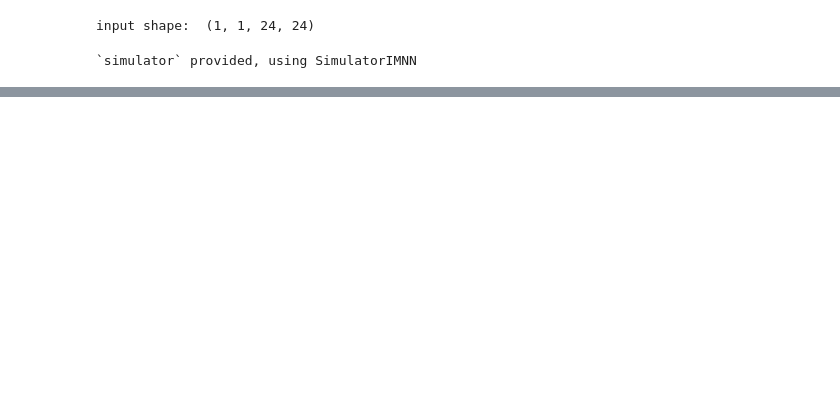
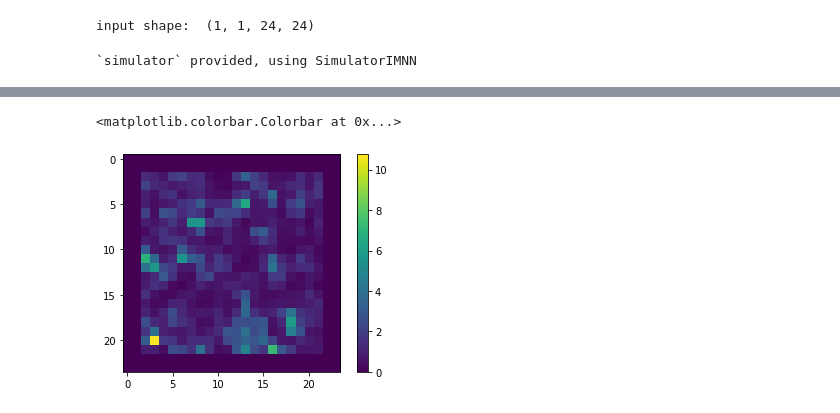
Before and after one commit to tlmakinen/kosmo-kompress, a Jupyter notebook: LN fields/fisher-comp.ipynb, the cells around one changed output, grey strips where cells are left out. Cells and saved outputs as stored; diff of their text form; code cells hidden in the pictures; blank space fills up the shorter version.

```diff
--- a/LN fields/fisher-comp.ipynb
+++ b/LN fields/fisher-comp.ipynb
@@ -879,0 +1122,13 @@ DeviceArray(1.0472138, dtype=float32)
+# %%
+# create target data and summaries
+key, rng = jax.random.split(rng)
+θ_target = np.array([0.8, 0.6])
+δ_target = np.expand_dims(imnn_simulator(key, θ_target), 0)
+
+estimates = IMNN.get_estimate(δ_target)
+
+plt.imshow(np.squeeze(δ_target))
+plt.colorbar()
+# %% [output]
+<matplotlib.colorbar.Colorbar at 0x...>
+[figure, added]
```
Also changed, not shown: parts of 59 cells of this notebook, 6 other files.
